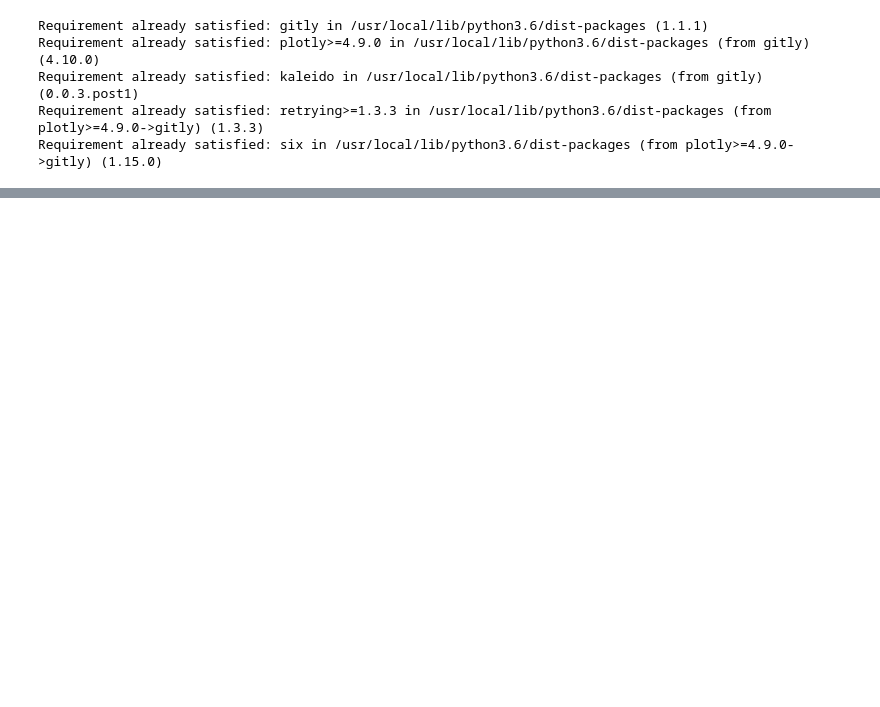
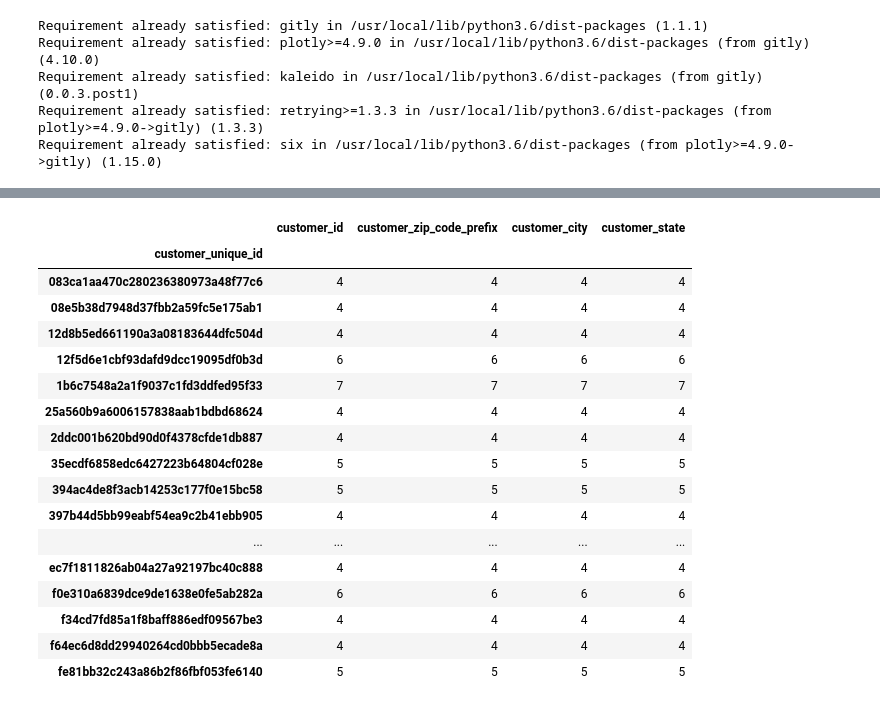
Before and after one commit to LiviaFanucchi/Introducao-ciencias-de-dados, a Jupyter notebook: Aula01_Tiago_Exploracao_Olist.ipynb, the cells around one changed output, grey strips where cells are left out. Cells and saved outputs as stored; diff of their text form; code cells hidden in the pictures; blank space fills up the shorter version.

```diff
--- a/Aula01_Tiago_Exploracao_Olist.ipynb
+++ b/Aula01_Tiago_Exploracao_Olist.ipynb
@@ -23,0 +138,23 @@ gitly.show(fig, width = 1200, height = 600)
+# %%
+#Quantos clientes por cidade?
+df_group = df_clientes.groupby(by = 'customer_unique_id').count()
+df_group[(df_group['customer_id'] >= 4)]
+# %% [output]
+|  | customer_id | customer_zip_code_prefix | customer_city | customer_state |
+| customer_unique_id |  |  |  |  |
+| 083ca1aa470c280236380973a48f77c6 | 4 | 4 | 4 | 4 |
+| 08e5b38d7948d37fbb2a59fc5e175ab1 | 4 | 4 | 4 | 4 |
+| 12d8b5ed661190a3a08183644dfc504d | 4 | 4 | 4 | 4 |
+| 12f5d6e1cbf93dafd9dcc19095df0b3d | 6 | 6 | 6 | 6 |
+| 1b6c7548a2a1f9037c1fd3ddfed95f33 | 7 | 7 | 7 | 7 |
+| 25a560b9a6006157838aab1bdbd68624 | 4 | 4 | 4 | 4 |
+| 2ddc001b620bd90d0f4378cfde1db887 | 4 | 4 | 4 | 4 |
+| 35ecdf6858edc6427223b64804cf028e | 5 | 5 | 5 | 5 |
+| 394ac4de8f3acb14253c177f0e15bc58 | 5 | 5 | 5 | 5 |
+| 397b44d5bb99eabf54ea9c2b41ebb905 | 4 | 4 | 4 | 4 |
+| ... | ... | ... | ... | ... |
+| ec7f1811826ab04a27a92197bc40c888 | 4 | 4 | 4 | 4 |
+| f0e310a6839dce9de1638e0fe5ab282a | 6 | 6 | 6 | 6 |
+| f34cd7fd85a1f8baff886edf09567be3 | 4 | 4 | 4 | 4 |
+| f64ec6d8dd29940264cd0bbb5ecade8a | 4 | 4 | 4 | 4 |
+| fe81bb32c243a86b2f86fbf053fe6140 | 5 | 5 | 5 | 5 |
```
Also changed, not shown: parts of 18 cells of this notebook.
